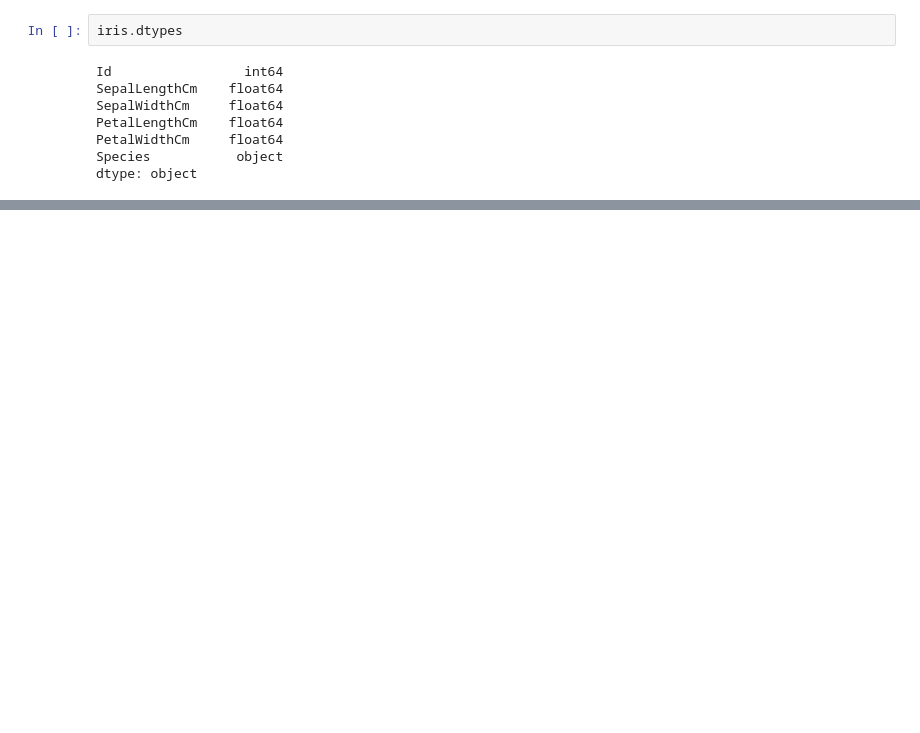
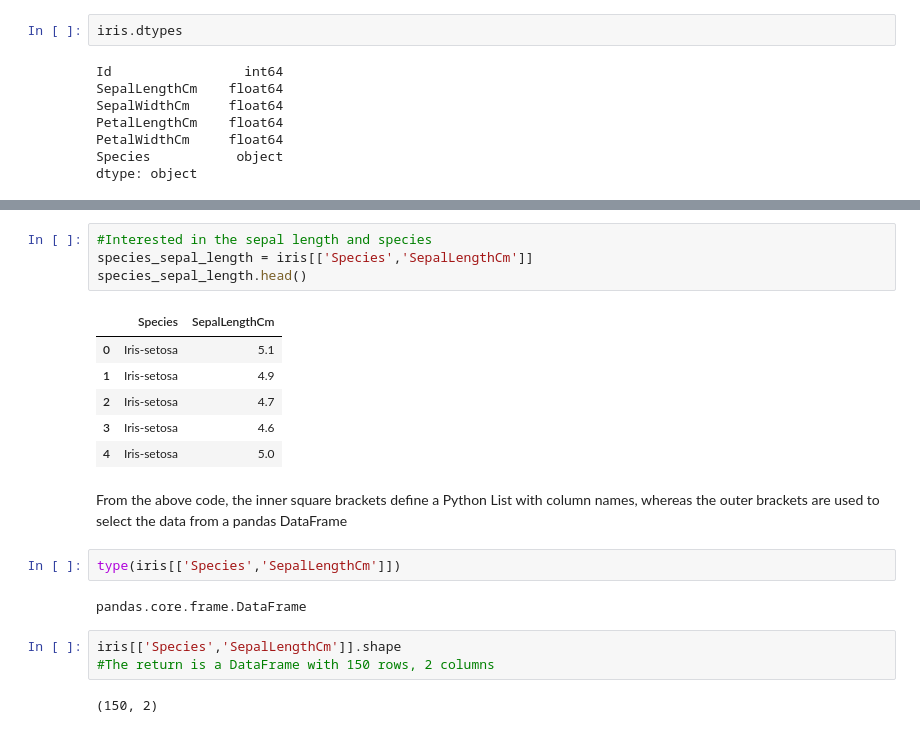
Before and after one commit to 254Bit/PythonPandasExercise, a Jupyter notebook: getting_started_pandas.ipynb, the cells around one changed output, grey strips where cells are left out. Saved outputs shown, nothing was run; the diff lists cells and outputs as text; blank space fills up the shorter version.

```diff
--- a/getting_started_pandas.ipynb
+++ b/getting_started_pandas.ipynb
@@ -156,0 +218,22 @@ dtype: object
+# %%
+#Interested in the sepal length and species
+species_sepal_length = iris[['Species','SepalLengthCm']]
+species_sepal_length.head()
+# %% [output]
+|  | Species | SepalLengthCm |
+| 0 | Iris-setosa | 5.1 |
+| 1 | Iris-setosa | 4.9 |
+| 2 | Iris-setosa | 4.7 |
+| 3 | Iris-setosa | 4.6 |
+| 4 | Iris-setosa | 5.0 |
+# %% [markdown]
+From the above code, the inner square brackets define a Python List with column names, whereas the outer brackets are used to select the data from a pandas DataFrame
+# %%
+type(iris[['Species','SepalLengthCm']])
+# %% [output]
+pandas.core.frame.DataFrame
+# %%
+iris[['Species','SepalLengthCm']].shape
+#The return is a DataFrame with 150 rows, 2 columns
+# %% [output]
+(150, 2)
```
Also changed, not shown: parts of 23 cells of this notebook.
